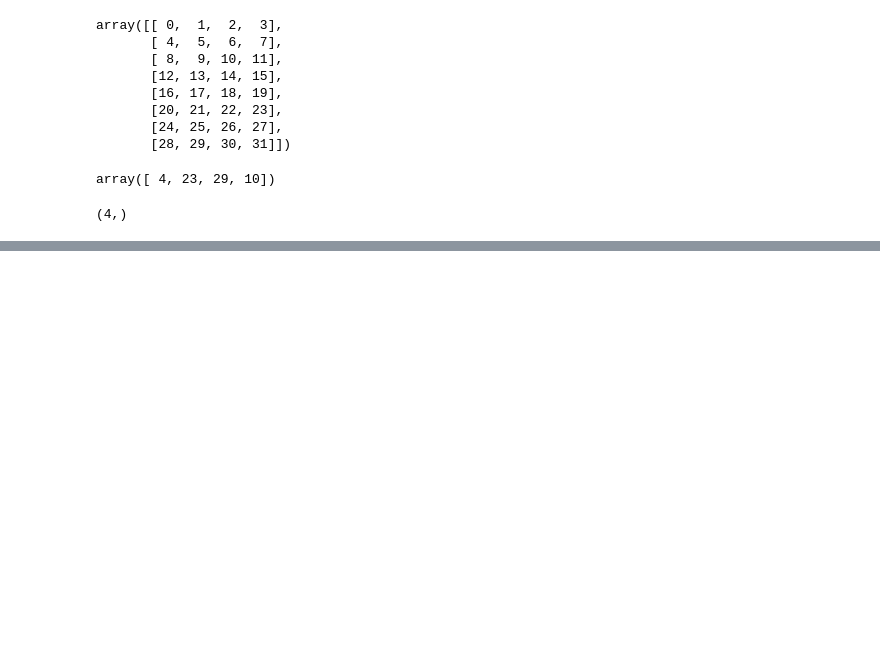
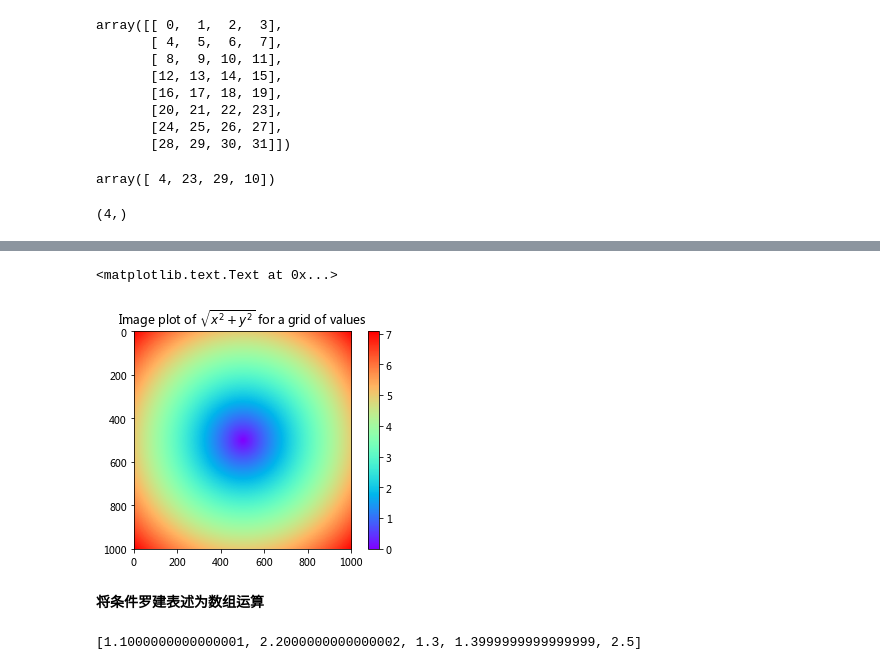
Before and after one commit to FENG06/OldPrcatice, a Jupyter notebook: NumPy.ipynb, the cells around one changed output, grey strips where cells are left out. Cells and saved outputs as stored; diff of their text form; code cells hidden in the pictures; blank space fills up the shorter version.

```diff
--- a/NumPy.ipynb
+++ b/NumPy.ipynb
@@ -441,0 +582,3 @@ array([[ 5,  7,  5,  6],
+# %%
+points = np.arange(-5,5,0.01) #1000个间隔相等的点
+xs,ys=np.meshgrid(points,points)
@@ -441,0 +599,3 @@ array([[ 5,  7,  5,  6],
+# %%
+import matplotlib.pyplot as plt
+z = np.sqrt(xs ** 2 + ys ** 2)
@@ -441,0 +618,10 @@ array([[ 5,  7,  5,  6],
+# %%
+%matplotlib inline
+plt.imshow(z,cmap=plt.cm.rainbow)
+plt.colorbar()
+plt.title("Image plot of $\sqrt{x^2+y^2}$ for a grid of values")
+# %% [output]
+<matplotlib.text.Text at 0x...>
+[figure, added]
+# %% [markdown]
+**将条件罗建表述为数组运算**
@@ -441,0 +634,4 @@ array([[ 5,  7,  5,  6],
+# %%
+result
+# %% [output]
+[1.1000000000000001, 2.2000000000000002, 1.3, 1.3999999999999999, 2.5]
```
Also changed, not shown: parts of 45 cells of this notebook, 1 other file.
